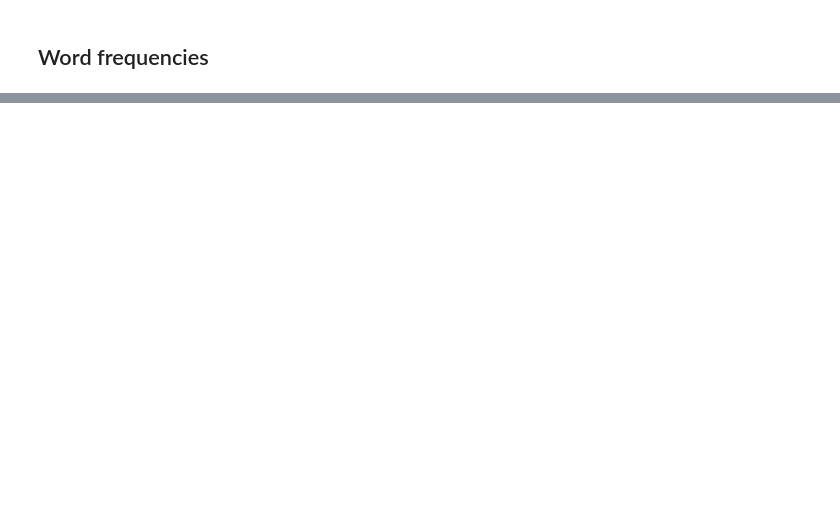
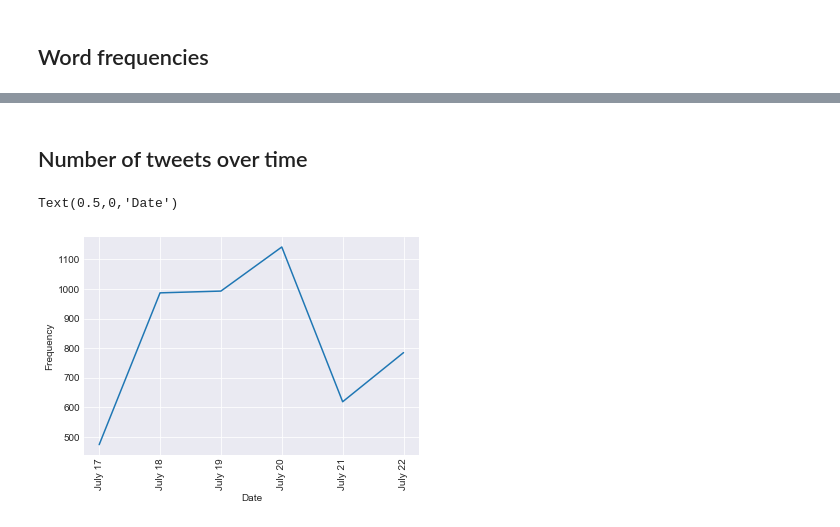
Before and after one commit to elg34/pyoneer, a Jupyter notebook: pyoneer.ipynb, the cells around one changed output, grey strips where cells are left out. Drawn from its saved outputs; the diff is of its cells as text; code cells hidden in the pictures; blank space fills up the shorter version.

```diff
--- a/pyoneer.ipynb
+++ b/pyoneer.ipynb
@@ -107,0 +126,13 @@ f.tight_layout()
+# %% [markdown]
+## Number of tweets over time
+# %%
+days=df.resample('D',on='time').count()
+fig, ax = plt.subplots()
+ax.xaxis.set_major_formatter(mdates.DateFormatter('%B %d'))
+ax.plot(days.index,days['op'])
+plt.xticks(rotation=90);
+ax.set_ylabel('Frequency')
+ax.set_xlabel('Date')
+# %% [output]
+Text(0.5,0,'Date')
+[figure, added]
```
Also changed, not shown: parts of 21 cells of this notebook.
